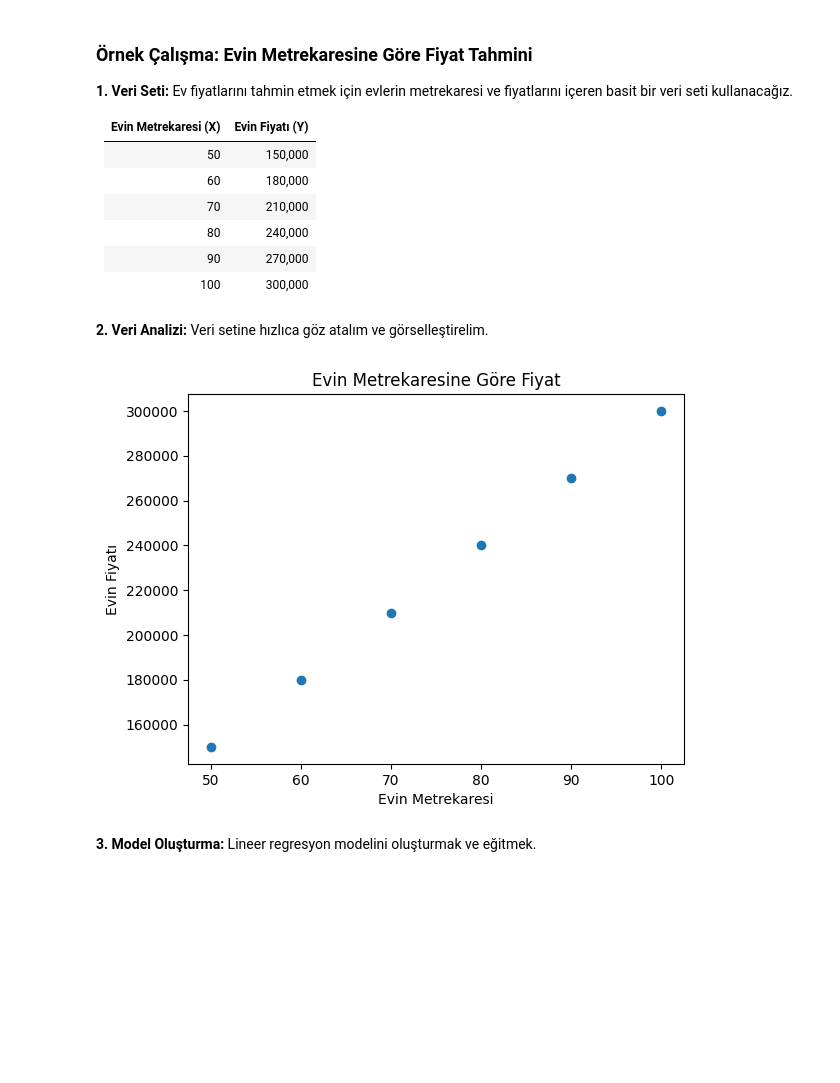
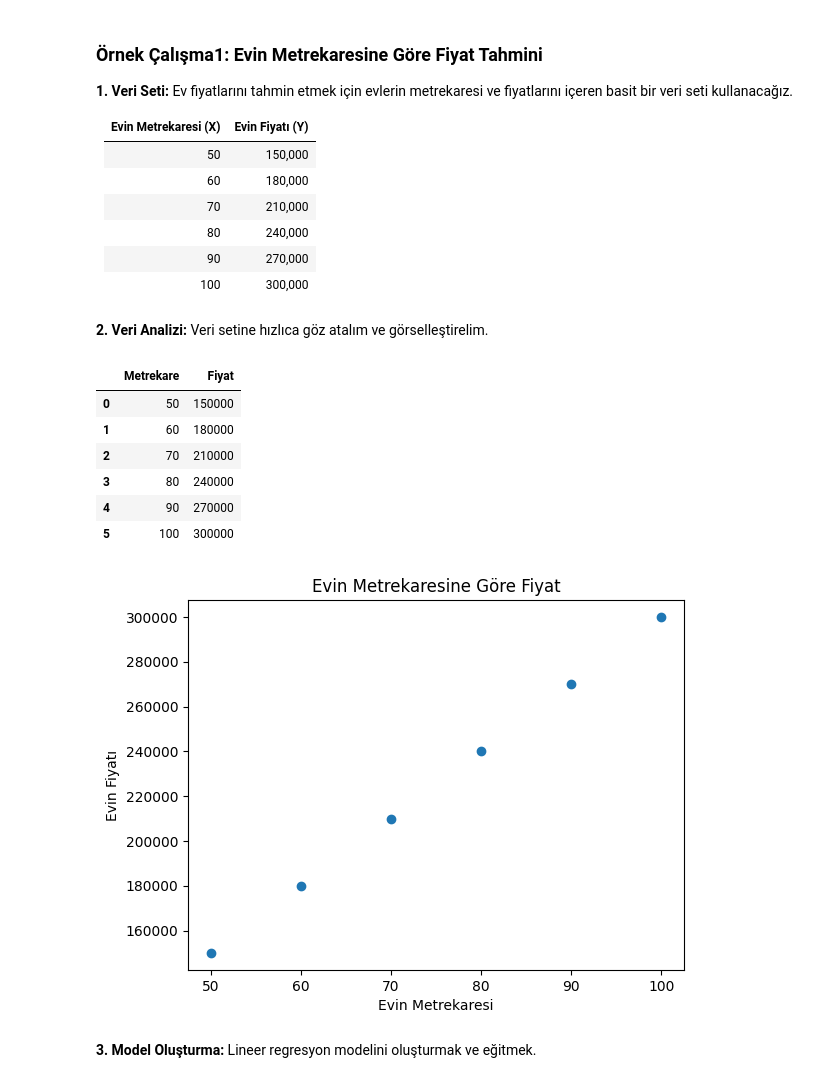
Before and after one commit to tripledoubleE/Gelecek-Hayalim, a Jupyter notebook: AI101/lineer_regression.ipynb, the cells around one changed output. Saved outputs shown, nothing was run; the diff lists cells and outputs as text; code cells hidden in the pictures; blank space fills up the shorter version.

```diff
--- a/AI101/lineer_regression.ipynb
+++ b/AI101/lineer_regression.ipynb
@@ -1,5 +1,5 @@
 # %% [markdown]
-### Örnek Çalışma: Evin Metrekaresine Göre Fiyat Tahmini
+### Örnek Çalışma1: Evin Metrekaresine Göre Fiyat Tahmini
 
 **1. Veri Seti:**
 Ev fiyatlarını tahmin etmek için evlerin metrekaresi ve fiyatlarını içeren basit bir veri seti kullanacağız.
@@ -16,24 +16,33 @@ Ev fiyatlarını tahmin etmek için evlerin metrekaresi ve fiyatlarını içeren
 **2. Veri Analizi:**
 Veri setine hızlıca göz atalım ve görselleştirelim.
 # %%
-import pandas as pd
-import matplotlib.pyplot as plt
+import pandas as pd #veri analizi ve manipülasyon kütüphanesidir
+import matplotlib.pyplot as plt # gorsellestirme kutuphanesi
 
 # Veri setini oluşturma
 data = {
     'Metrekare': [50, 60, 70, 80, 90, 100],
     'Fiyat': [150000, 180000, 210000, 240000, 270000, 300000]
 }
 df = pd.DataFrame(data)
-
-# Veri setini görselleştirme
-plt.scatter(df['Metrekare'], df['Fiyat'])
-plt.xlabel('Evin Metrekaresi')
-plt.ylabel('Evin Fiyatı')
-plt.title('Evin Metrekaresine Göre Fiyat')
-plt.show()
+df
 # %% [output]
-[figure, removed]
+|  | Metrekare | Fiyat |
+| 0 | 50 | 150000 |
+| 1 | 60 | 180000 |
+| 2 | 70 | 210000 |
+| 3 | 80 | 240000 |
+| 4 | 90 | 270000 |
+| 5 | 100 | 300000 |
+# %%
+# Veri setini görselleştirme
+plt.scatter(df['Metrekare'], df['Fiyat'])
+plt.xlabel('Evin Metrekaresi')
+plt.ylabel('Evin Fiyatı')
+plt.title('Evin Metrekaresine Göre Fiyat')
+plt.show()
+# %% [output]
+[figure, added]
 # %% [markdown]
 **3. Model Oluşturma:**
 Lineer regresyon modelini oluşturmak ve eğitmek.
```
Also changed, not shown: parts of 15 cells of this notebook.
